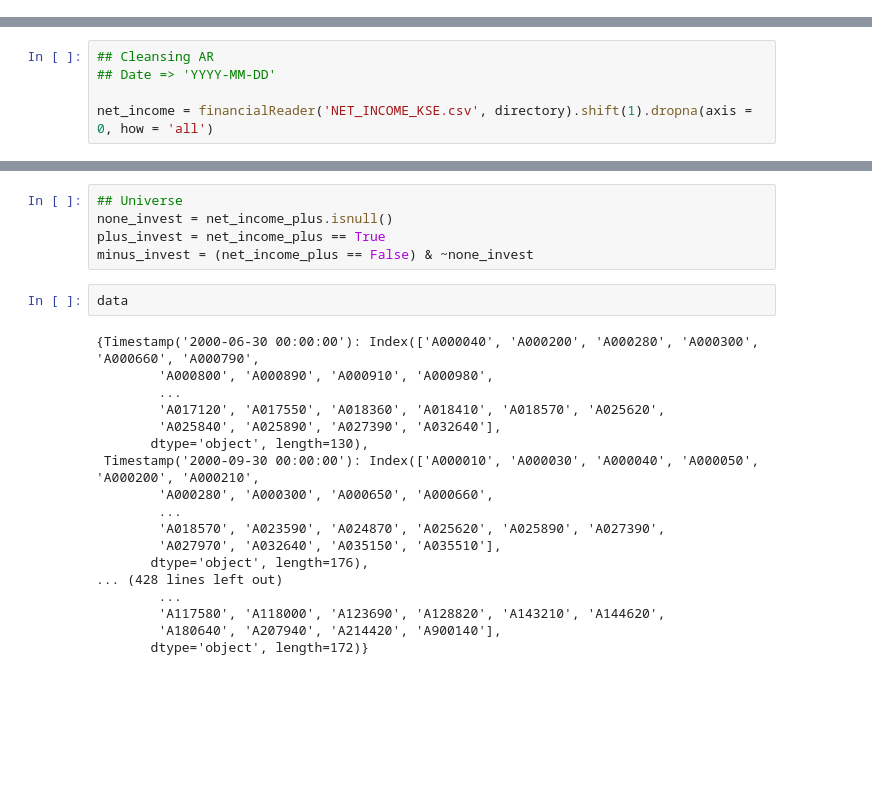
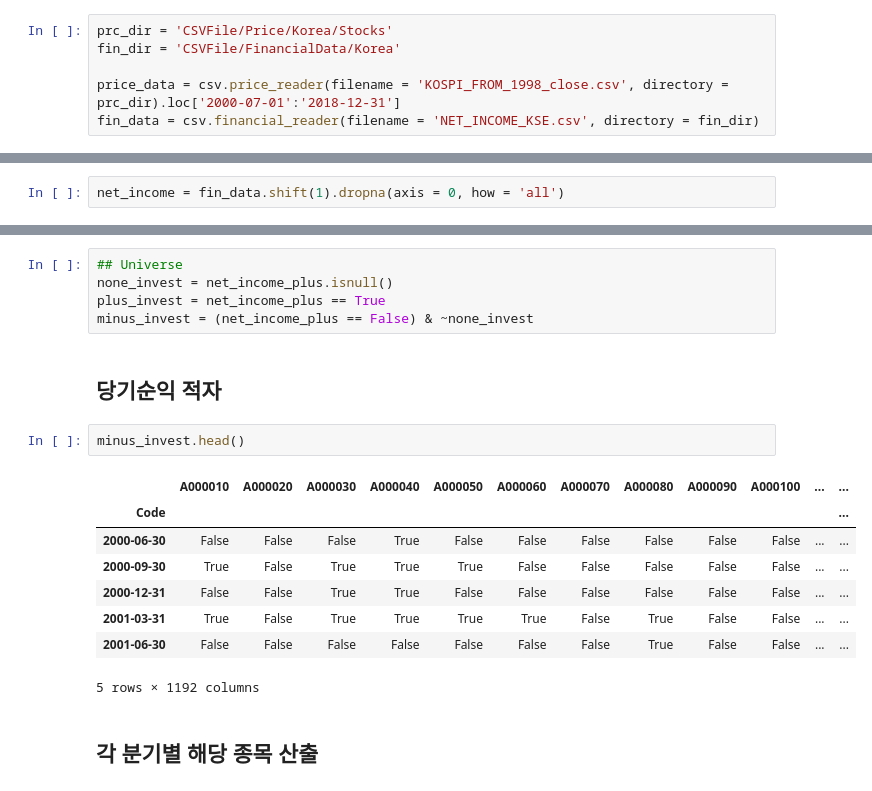
Before and after one commit to mannypac12/WiseData, a Jupyter notebook: KOSPI_MINUS_NET_INCOME.ipynb, the cells around one changed output, grey strips where cells are left out. Cells and saved outputs as stored; diff of their text form; blank space fills up the shorter version.

Commit message:
Net income backtest improved

```diff
--- a/KOSPI_MINUS_NET_INCOME.ipynb
+++ b/KOSPI_MINUS_NET_INCOME.ipynb
@@ -14,0 +18,6 @@ def financialReader(filename, directory):
+# %%
+prc_dir = 'CSVFile/Price/Korea/Stocks'
+fin_dir = 'CSVFile/FinancialData/Korea'
+
+price_data = csv.price_reader(filename = 'KOSPI_FROM_1998_close.csv', directory = prc_dir).loc['2000-07-01':'2018-12-31']
+fin_data = csv.financial_reader(filename = 'NET_INCOME_KSE.csv', directory = fin_dir)
@@ -15,5 +45,2 @@ def financialReader(filename, directory):
 # %%
-## Cleansing AR
-## Date => 'YYYY-MM-DD'
-
-net_income = financialReader('NET_INCOME_KSE.csv', directory).shift(1).dropna(axis = 0, how = 'all')
+net_income = fin_data.shift(1).dropna(axis = 0, how = 'all')
@@ -60,26 +89,21 @@ price.head()
 none_invest = net_income_plus.isnull()
 plus_invest = net_income_plus == True
 minus_invest = (net_income_plus == False) & ~none_invest
-# %%
-data
-# %% [output]
-{Timestamp('2000-06-30 00:00:00'): Index(['A000040', 'A000200', 'A000280', 'A000300', 'A000660', 'A000790',
-        'A000800', 'A000890', 'A000910', 'A000980',
-        ...
-        'A017120', 'A017550', 'A018360', 'A018410', 'A018570', 'A025620',
-        'A025840', 'A025890', 'A027390', 'A032640'],
-       dtype='object', length=130),
- Timestamp('2000-09-30 00:00:00'): Index(['A000010', 'A000030', 'A000040', 'A000050', 'A000200', 'A000210',
-        'A000280', 'A000300', 'A000650', 'A000660',
-        ...
-        'A018570', 'A023590', 'A024870', 'A025620', 'A025890', 'A027390',
-        'A027970', 'A032640', 'A035150', 'A035510'],
-       dtype='object', length=176),
-... (428 lines left out)
-        ...
-        'A117580', 'A118000', 'A123690', 'A128820', 'A143210', 'A144620',
-        'A180640', 'A207940', 'A214420', 'A900140'],
-       dtype='object', length=172)}
+# %% [markdown]
+## 당기순익 적자
+# %%
+minus_invest.head()
+# %% [output]
+|  | A000010 | A000020 | A000030 | A000040 | A000050 | A000060 | A000070 | A000080 | A000090 | A000100 | ... | ... |
+| Code |  |  |  |  |  |  |  |  |  |  |  | ... |
+| 2000-06-30 | False | False | False | True | False | False | False | False | False | False | ... | ... |
+| 2000-09-30 | True | False | True | True | True | False | False | False | False | False | ... | ... |
+| 2000-12-31 | False | False | True | True | False | False | False | False | False | False | ... | ... |
+| 2001-03-31 | True | False | True | True | True | True | False | True | False | False | ... | ... |
+| 2001-06-30 | False | False | False | False | False | False | False | True | False | False | ... | ... |
+5 rows × 1192 columns
+# %% [markdown]
+## 각 분기별 해당 종목 산출
 # %%
 minus_data = {}
 date_index = minus_invest.index
```
Also changed, not shown: parts of 37 cells of this notebook, 6 other files.
